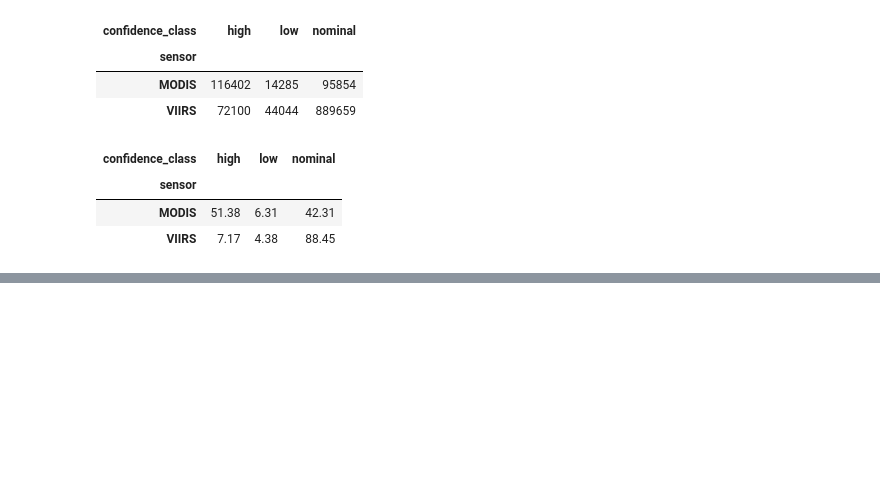
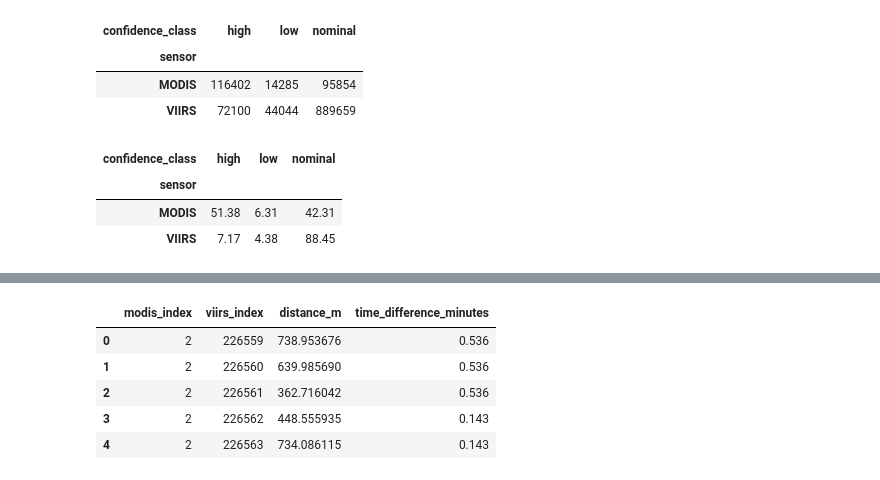
Before and after one commit to SalmaChaaban/firewatch, a Jupyter notebook: inspect_data.ipynb, the cells around one changed output, grey strips where cells are left out. Saved outputs shown, nothing was run; the diff lists cells and outputs as text; code cells hidden in the pictures; blank space fills up the shorter version.

```diff
--- a/inspect_data.ipynb
+++ b/inspect_data.ipynb
@@ -477,0 +483,82 @@ confidence_percentages
+# %%
+# Find candidate MODIS–VIIRS pairs within 1 km and 3 hours
+
+from scipy.spatial import cKDTree
+
+# Separate the two sensors
+modis = fire_data[fire_data["sensor"] == "MODIS"].copy()
+viirs = fire_data[fire_data["sensor"] == "VIIRS"].copy()
+
+# Build a spatial search tree for VIIRS
+viirs_xy = viirs[["x", "y"]].to_numpy()
+tree = cKDTree(viirs_xy)
+
+# Convert timestamps to numeric values for fast comparison
+viirs_times = viirs["acq_datetime"].astype("int64").to_numpy()
+modis_times = modis["acq_datetime"].astype("int64").to_numpy()
+
+# Matching thresholds
+max_distance = 1000          # metres
+max_time_difference = 3 * 60 * 60 * 1_000_000_000  # 3 hours in ns
+
+matches = []
+
+# Process MODIS in batches to control memory use
+batch_size = 5000
+
+for start in range(0, len(modis), batch_size):
+    end = min(start + batch_size, len(modis))
+
+    batch_xy = modis.iloc[start:end][["x", "y"]].to_numpy()
+
+    nearby = tree.query_ball_point(
+        batch_xy,
+        r=max_distance,
+        workers=-1
+    )
+
+    for i, viirs_indices in enumerate(nearby):
+        if not viirs_indices:
+            continue
+
+        viirs_indices = np.asarray(viirs_indices)
+        modis_index = start + i
+
+        time_diffs = np.abs(
+            viirs_times[viirs_indices] - modis_times[modis_index]
+        )
+
+        valid = time_diffs <= max_time_difference
+        valid_indices = viirs_indices[valid]
+
+        if len(valid_indices) == 0:
+            continue
+
+        distances = np.linalg.norm(
+            viirs_xy[valid_indices] - batch_xy[i],
+            axis=1
+        )
+
+        for viirs_index, distance in zip(valid_indices, distances):
+            matches.append((
+                modis.index[modis_index],
+                viirs.index[viirs_index],
+                distance,
+                abs(viirs_times[viirs_index] -
+                    modis_times[modis_index]) / 60_000_000_000
+            ))
+
+# Create the results table
+candidate_matches = pd.DataFrame(
+    matches,
+    columns=[
+        "modis_index",
+        "viirs_index",
+        "distance_m",
+        "time_difference_minutes"
+    ]
+)
+
+print("Candidate pairs:", len(candidate_matches))
+candidate_matches.head()
+# %% [output]
@@ -477,0 +566,6 @@ confidence_percentages
+|  | modis_index | viirs_index | distance_m | time_difference_minutes |
+| 0 | 2 | 226559 | 738.953676 | 0.536 |
+| 1 | 2 | 226560 | 639.985690 | 0.536 |
+| 2 | 2 | 226561 | 362.716042 | 0.536 |
+| 3 | 2 | 226562 | 448.555935 | 0.143 |
+| 4 | 2 | 226563 | 734.086115 | 0.143 |
```
Also changed, not shown: parts of 8 cells of this notebook, 1 other file.
